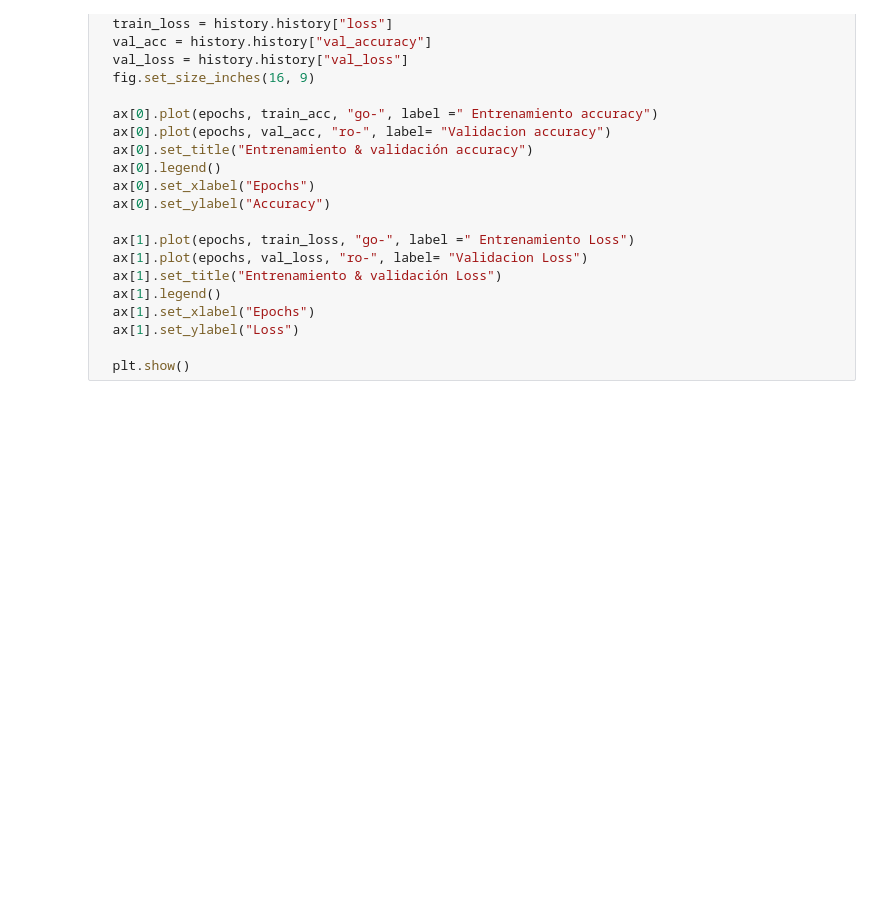
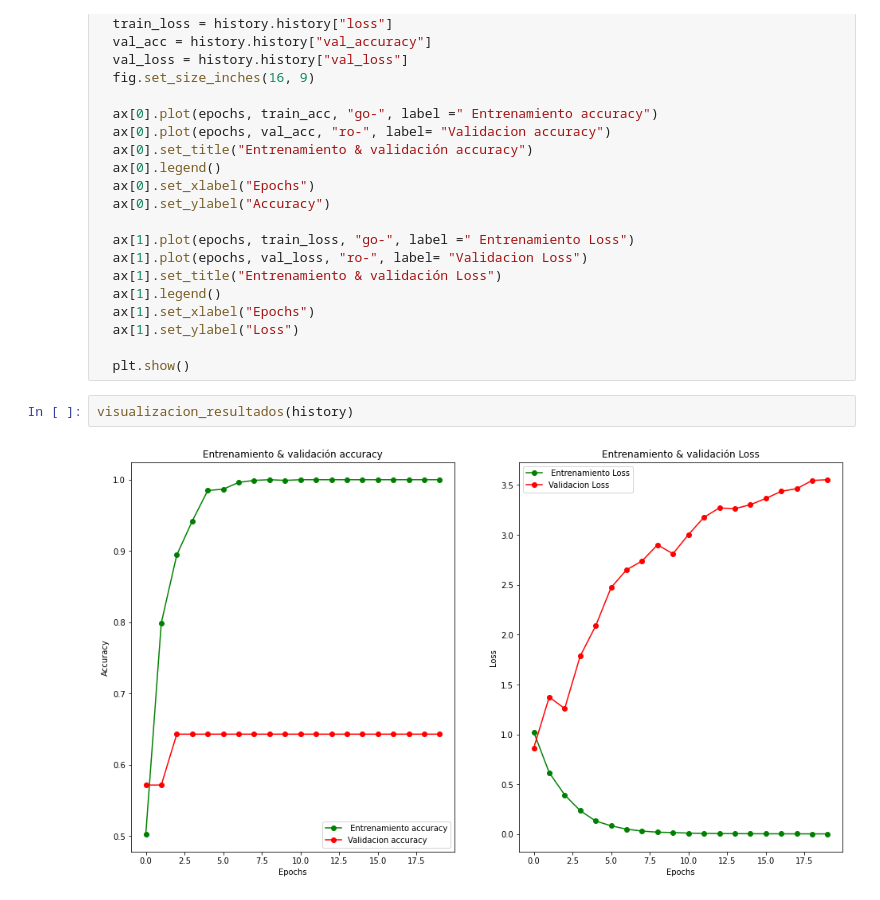
Before and after one commit to joooser/TENSORFLOW2, a Jupyter notebook: Tumor_classiffier.ipynb, the cells around one changed output. Drawn from its saved outputs; the diff is of its cells as text; blank space fills up the shorter version.

```diff
--- a/Tumor_classiffier.ipynb
+++ b/Tumor_classiffier.ipynb
@@ -174,3 +174,7 @@ def visualizacion_resultados(history):
   ax[1].set_ylabel("Loss")
 
   plt.show()
+# %%
+visualizacion_resultados(history)
+# %% [output]
+[figure, added]
```
